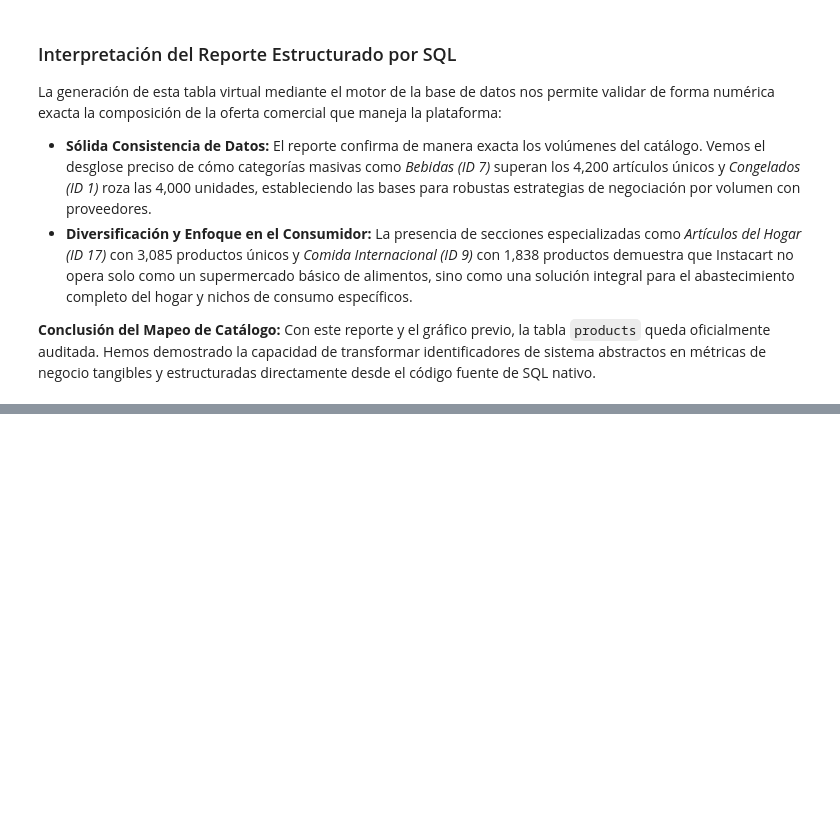
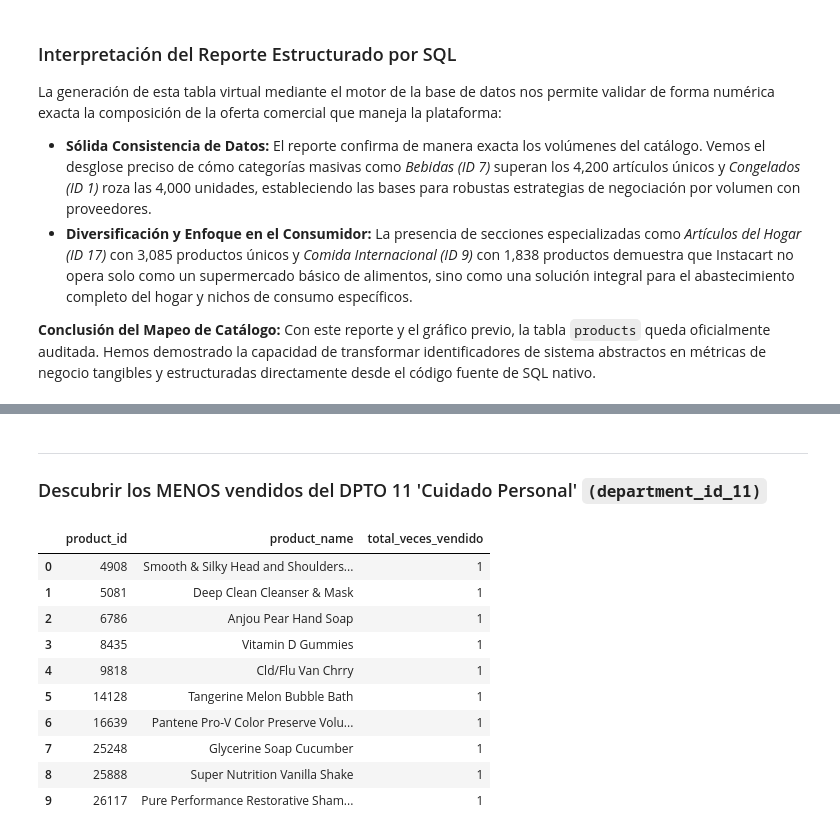
Before and after one commit to danielocutus-tech/practica_sqlite3_profesional, a Jupyter notebook: practica_sqlite3_profesional.ipynb, the cells around one changed output, grey strips where cells are left out. Drawn from its saved outputs; the diff is of its cells as text; code cells hidden in the pictures; blank space fills up the shorter version.

````diff
--- a/practica_sqlite3_profesional.ipynb
+++ b/practica_sqlite3_profesional.ipynb
@@ -554,0 +661,39 @@ ________________________________________________________________________________
+# %% [markdown]
+_____________________________________________________________________________________________________________________________________________________
+
+### Descubrir los MENOS vendidos del DPTO 11 'Cuidado Personal' ```(department_id_11)```
+# %%
+import sqlite3
+import pandas as pd
+
+conexion = sqlite3.connect('instacart.sqlite')
+
+# Cambiamos el orden a ASC (Ascendente: de menor a mayor) para traer los menos vendidos
+query_top_menos_vendidos = """
+SELECT
+    p.product_id,
+    p.product_name,
+    COUNT(*) AS total_veces_vendido
+FROM order_products_prior opp
+JOIN products p ON opp.product_id = p.product_id
+WHERE p.department_id = 11
+GROUP BY p.product_id
+ORDER BY total_veces_vendido ASC
+LIMIT 10;
+"""
+
+df_menos_vendidos = pd.read_sql_query(query_top_menos_vendidos, conexion)
+display(df_menos_vendidos)
+conexion.close()
+# %% [output]
+|  | product_id | product_name | total_veces_vendido |
+| 0 | 4908 | Smooth & Silky Head and Shoulders... | 1 |
+| 1 | 5081 | Deep Clean Cleanser & Mask | 1 |
+| 2 | 6786 | Anjou Pear Hand Soap | 1 |
+| 3 | 8435 | Vitamin D Gummies | 1 |
+| 4 | 9818 | Cld/Flu Van Chrry | 1 |
+| 5 | 14128 | Tangerine Melon Bubble Bath | 1 |
+| 6 | 16639 | Pantene Pro-V Color Preserve Volu... | 1 |
+| 7 | 25248 | Glycerine Soap Cucumber | 1 |
+| 8 | 25888 | Super Nutrition Vanilla Shake | 1 |
+| 9 | 26117 | Pure Performance Restorative Sham... | 1 |
````
Also changed, not shown: parts of 14 cells of this notebook.
